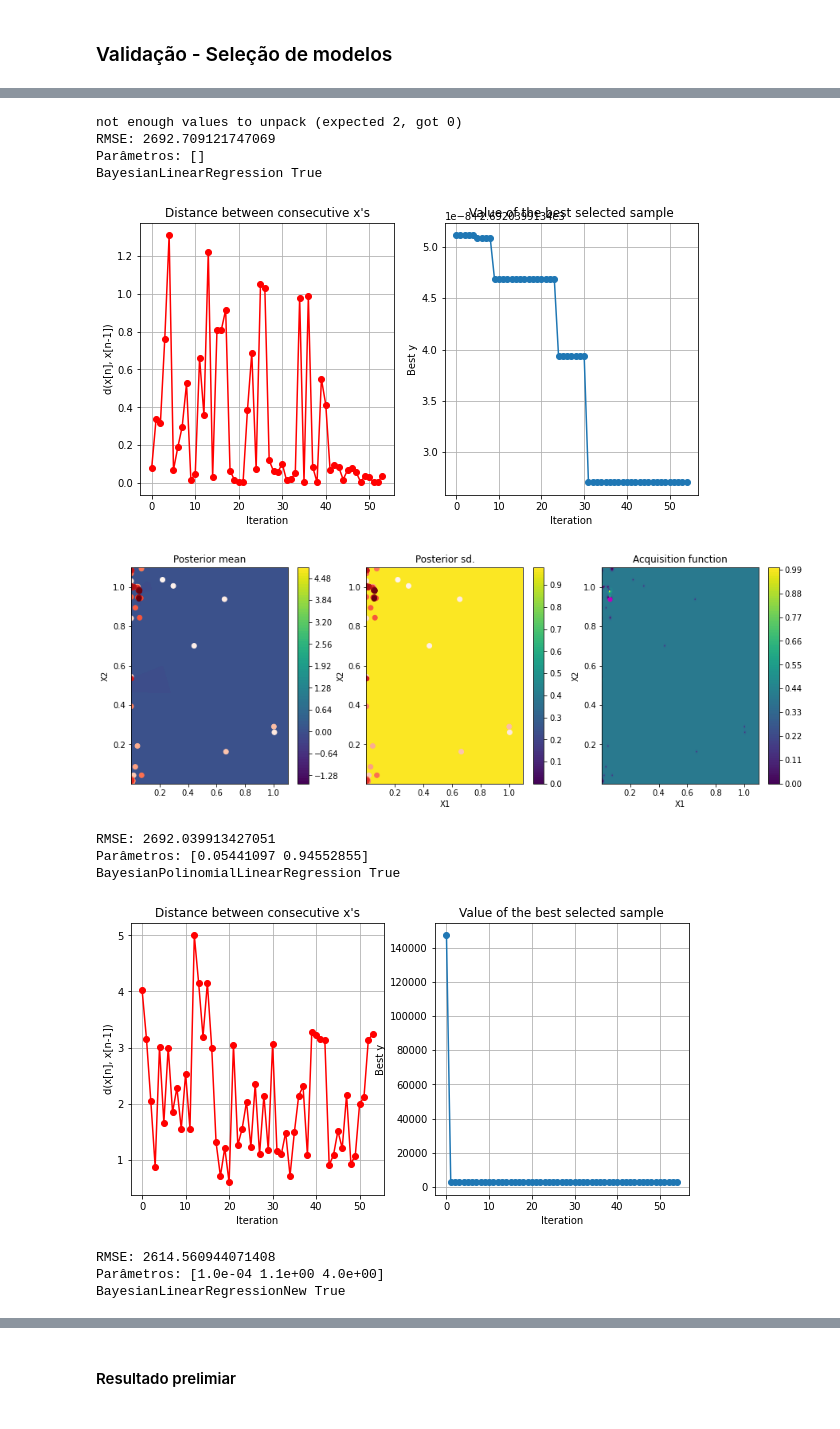
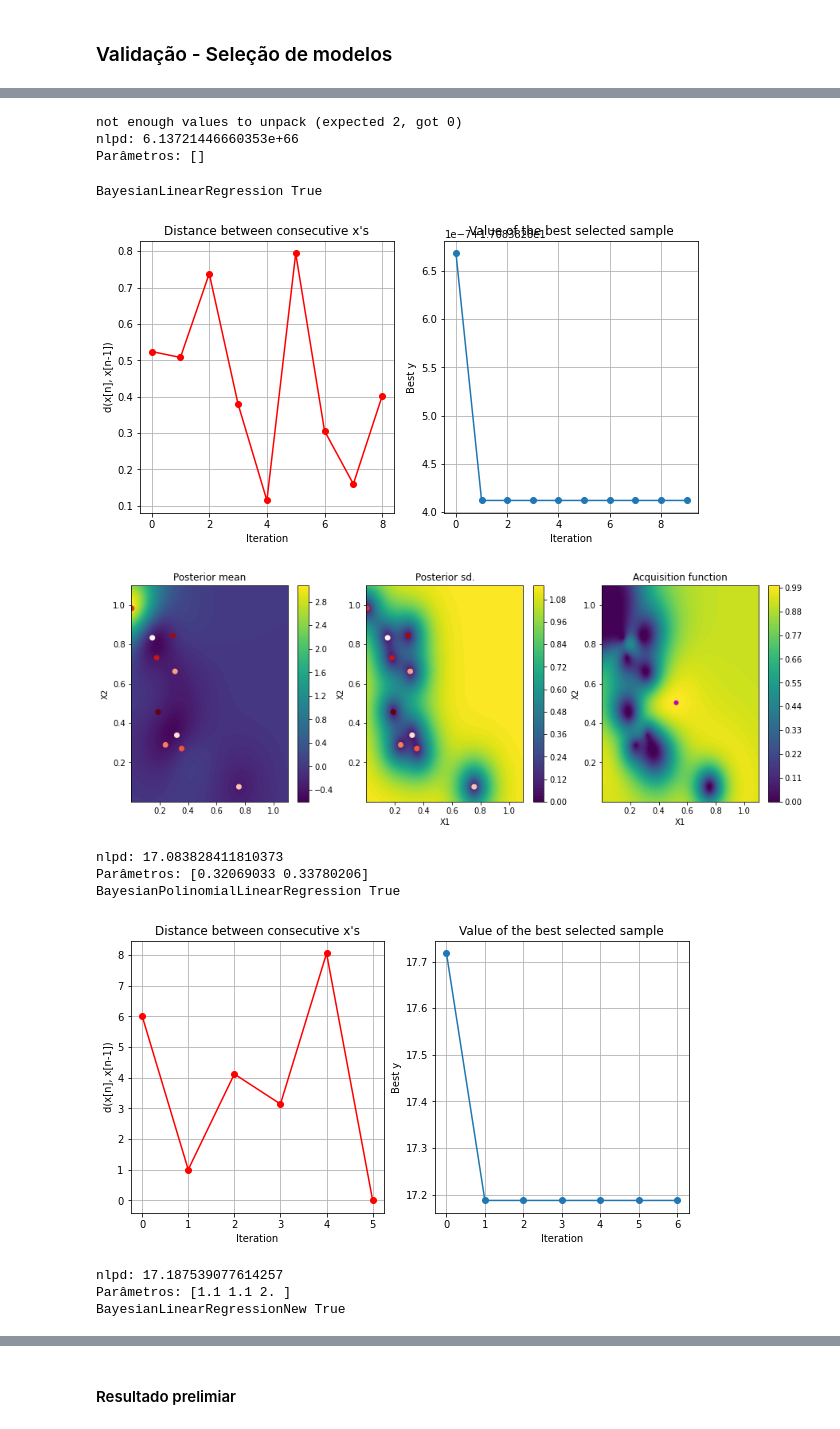
Before and after one commit to JordaoMemoria/topicosTrabalhoFinal, a Jupyter notebook: TreinamentoRegressao.ipynb, the cells around one changed output, grey strips where cells are left out. Saved outputs shown, nothing was run; the diff lists cells and outputs as text; code cells hidden in the pictures.

```diff
--- a/TreinamentoRegressao.ipynb
+++ b/TreinamentoRegressao.ipynb
@@ -68,8 +66,8 @@ from sklearn.model_selection import train_test_split
 # FIXME: Separar respeitando a proproção em cada cidade
 X_train, X_test, y_train, y_test = train_test_split(X, y, test_size=0.3, random_state=42)
 
-#X_train = X_train[:50]
-#y_train = y_train[:50]
+X_train = X_train[:50]
+y_train = y_train[:50]
 
 print('Quantidade de elementos para o treinamento:', X_train.shape)
 print('Quantidade de elementos selecionados para teste:', X_test.shape)
@@ -275,7 +293,7 @@ dominio_regressao_linear_bayesiana_new = Dominio([
     {
         'name': 'sig2_error',
         'type': 'continuous',
-        'domain': (1e-7, 1)
+        'domain': (1e-7, 0.1)
     }
 ])
 # %% [markdown]
@@ -317,7 +335,7 @@ dominio_regressao_linear_bayesiana_polinomial_new = Dominio([
     {
         'name': 'sig2_error',
         'type': 'continuous',
-        'domain': (1e-7, 1)
+        'domain': (1e-7, 0.1)
     },
     {
         'name': 'order',
@@ -372,7 +390,7 @@ from tqdm import tqdm
 
 
 def f(Modelo, X, y, metrica, k_folds, relatorio_geral, **kwargs):
-    relatorio_parcial = pd.DataFrame(columns=['modelo', 'parametros', 'rmse', 'nlpd', 'fold', 'tentativa'])
+    relatorio_parcial = pd.DataFrame(columns=['modelo', 'parametros', 'rmse', 'nlpd', 'mape', 'fold', 'tentativa'])
 
     for fold, X_train, X_validation, y_train, y_validation in tqdm(KFoldCrossValidation(X, y, k_folds).split(), total=k_folds, desc="k-fold"):
         resultado = treinar_modelo(Modelo, X_train, X_validation, y_train, y_validation, **kwargs)
@@ -416,12 +434,14 @@ def treinar_modelo(Modelo, X_train, X_validation, y_train, y_validation, **kwarg
 
     erro_rmse = rmse(means_dimensao_correta, y_validation)
     erro_nlpd = nlpd(means_dimensao_correta, vars_dimensao_correta, y_validation)
-
-    return [Modelo.__name__, kwargs, erro_rmse, erro_nlpd]
+    erro_mape = mape(means_dimensao_correta, y_validation)
 
 
-def otimizacao_bayesiana(Modelo, dominio, X, y, k_folds=5, metrica='rmse', max_iter=50):
-    relatorio = pd.DataFrame(columns=['modelo', 'parametros', 'rmse', 'nlpd', 'fold', 'tentativa'])
+    return [Modelo.__name__, kwargs, erro_rmse, erro_nlpd, erro_mape]
+
+
+def otimizacao_bayesiana(Modelo, dominio, X, y, k_folds=5, metrica='nlpd', max_iter=50):
+    relatorio = pd.DataFrame(columns=['modelo', 'parametros', 'rmse', 'nlpd', 'mape', 'fold', 'tentativa'])
     funcao = dominio.gerar_f(Modelo=Modelo, f=f, X=X, y=y, k_folds=5, metrica=metrica, relatorio_geral=relatorio)
 
     bo = BayesianOptimization(f=funcao, domain=dominio.dominio, verbosity=True)
@@ -433,7 +453,7 @@ def otimizacao_bayesiana(Modelo, dominio, X, y, k_folds=5, metrica='rmse', max_i
     except Exception as e:
         print(e)
 
-    print('RMSE:', bo.fx_opt)
+    print(f'{metrica}:', bo.fx_opt)
     print('Parâmetros:', bo.x_opt)
 
     return relatorio
@@ -448,7 +468,7 @@ modelos = {
     'BayesianRBFLinearRegression': (BayesianRBFLinearRegression, dominio_regressao_linear_bayesiana_rbf),
 }
 # %%
-relatorio_modelos = pd.DataFrame(columns=['modelo', 'parametros', 'rmse', 'nlpd', 'fold', 'tentativa'])
+relatorio_modelos = pd.DataFrame(columns=['modelo', 'parametros', 'rmse', 'nlpd', 'mape', 'fold', 'tentativa'])
 
 
 for modelo, (Classe, dominio) in modelos.items():
@@ -464,13 +484,13 @@ RegressaoLinear True
 not enough values to unpack (expected 2, got 0)
-RMSE: 2692.709121747069
+nlpd: 6.13721446660353e+66
 Parâmetros: []
-BayesianLinearRegression True
+BayesianLinearRegression True
-[figure, old version]
+[figure, new version]
-[figure, old version]
+[figure, new version]
-RMSE: 2692.039913427051
-Parâmetros: [0.05441097 0.94552855]
-BayesianPolinomialLinearRegression True
+nlpd: 17.083828411810373
+Parâmetros: [0.32069033 0.33780206]
+BayesianPolinomialLinearRegression True
-[figure, old version]
+[figure, new version]
-RMSE: 2614.560944071408
-Parâmetros: [1.0e-04 1.1e+00 4.0e+00]
-BayesianLinearRegressionNew True
+nlpd: 17.187539077614257
+Parâmetros: [1.1 1.1 2. ]
+BayesianLinearRegressionNew True
```
Also changed, not shown: parts of 14 cells of this notebook, 8 other files.
